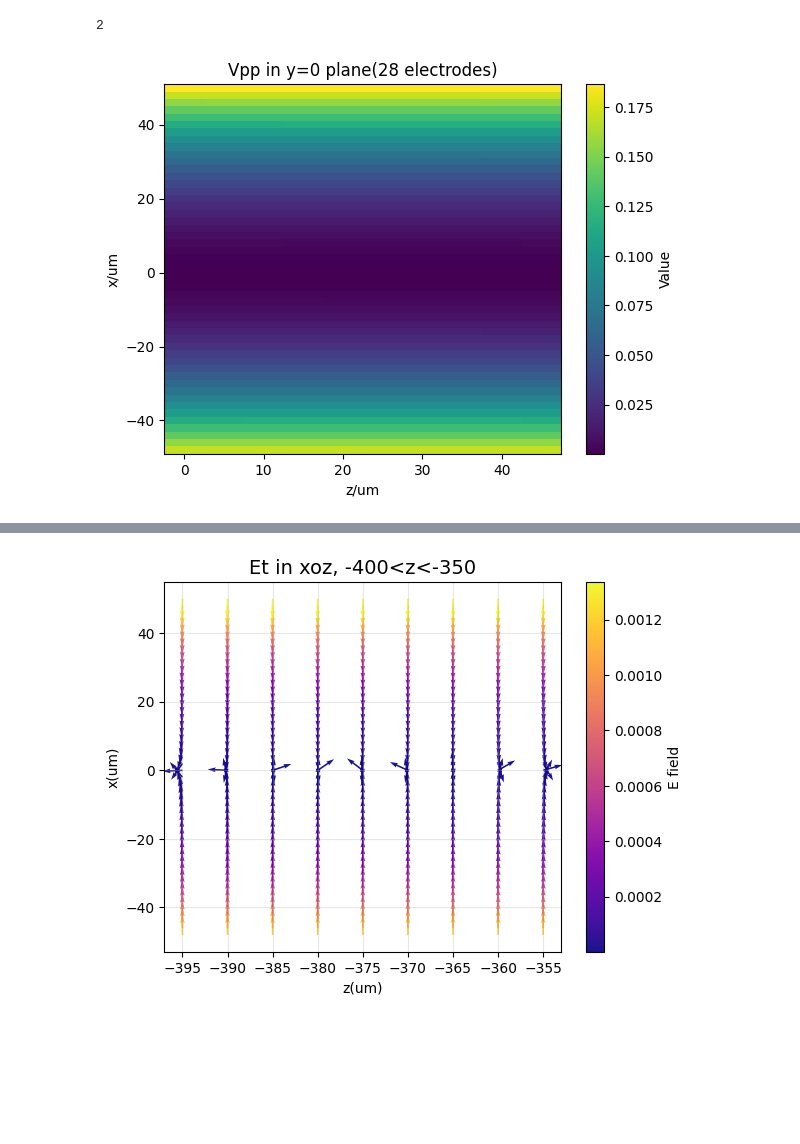
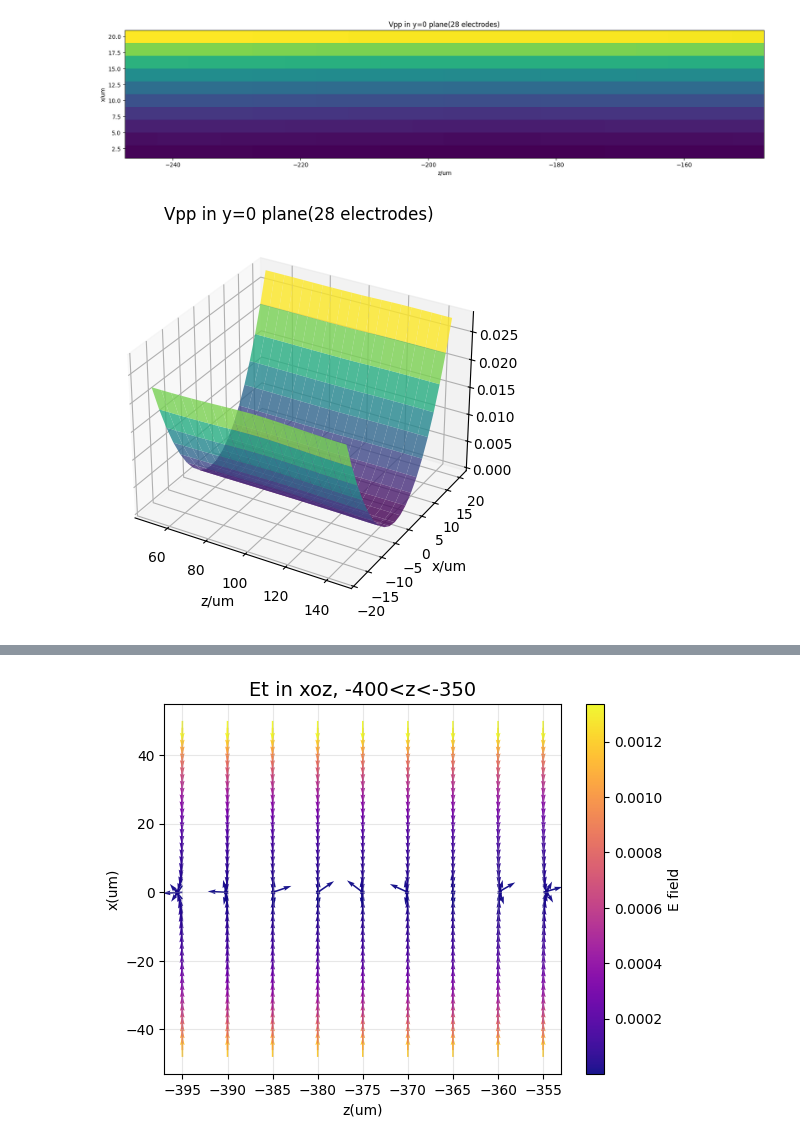
Before and after one commit to ylctql/ion-dynamic-simulation, a Jupyter notebook: src/field.ipynb, the cells around one changed output, grey strips where cells are left out. Saved outputs shown, nothing was run; the diff lists cells and outputs as text; code cells hidden in the pictures; blank space fills up the shorter version.

```diff
--- a/src/field.ipynb
+++ b/src/field.ipynb
@@ -147,27 +150,47 @@ bound = 1000
-# %%
-import numpy as np
-
-a = [np.arange(3), np.arange(3)]
-print(np.array(a).ndim)
-# %% [output]
-2
 # %%
 coord_x = basis.coordinate_um[0]
 coord_y = basis.coordinate_um[1]
 coord_z = basis.coordinate_um[2]
 # mask_x = (coord_x>-bound) & (coord_x<bound)
-mask_x = (coord_x>-50) & (coord_x<50)
-mask_z = (coord_z<50) & (coord_z>=0)
+mask_x = (coord_x>0) & (coord_x<20)
+mask_z = (coord_z<-150) & (coord_z>=-250)
 y_mid = int(np.ceil(shape[1]/2))
 Vpp_y0 = Vpp[:, y_mid, :][np.ix_(mask_x, mask_z)]
 Vs_y0 = Vs[:, y_mid, :][np.ix_(mask_x, mask_z)]
 Vt_y0 = Vpp_y0 + Vs_y0
-plt.figure()
+plt.figure(figsize=(20, 5))
 pc = plt.pcolormesh(coord_z[mask_z], coord_x[mask_x], Vpp_y0, shading='auto', cmap='viridis')
-plt.colorbar(pc, label='Value')
+# plt.colorbar(pc, label='Value')
 plt.xlabel('z/um')
 plt.ylabel('x/um')
 plt.title('Vpp in y=0 plane(28 electrodes)')
+plt.gca().set_aspect("equal")
 plt.show()
 # %% [output]
-[figure, old version]
+[figure, new version]
+# %%
+# xoz plane, surface
+coord_x = basis.coordinate_um[0]
+coord_y = basis.coordinate_um[1]
+coord_z = basis.coordinate_um[2]
+# mask_x = (coord_x>-bound) & (coord_x<bound)
+mask_x = (coord_x>-20) & (coord_x<20)
+mask_z = (coord_z<150) & (coord_z>=50)
+# x_mid = int(np.ceil(shape[0]/2))
+y_target = np.argmin(np.abs(coord_y))    #找到离x=20最近的x
+Vpp_y0 = Vpp[:, y_target, :][np.ix_(mask_x, mask_z)]
+Vs_y0 = Vs[:, y_target, :][np.ix_(mask_x, mask_z)]
+Vt_y0 = Vpp_y0 + Vs_y0
+fig = plt.figure(figsize=(20, 5))
+ax = fig.add_subplot(111, projection='3d')
+Z, X = np.meshgrid(coord_z[mask_z], coord_x[mask_x])
+surf = ax.plot_surface(Z, X, Vpp_y0, cmap='viridis', alpha=0.8)
+# pc = plt.pcolormesh(coord_z[mask_z], coord_y[mask_y], Vpp_x0, shading='auto', cmap='viridis')
+# plt.colorbar(pc, label='Value')
+plt.xlabel('z/um')
+plt.ylabel('x/um')
+plt.title('Vpp in y=0 plane(28 electrodes)')
+# plt.gca().set_aspect("equal")
+plt.show()
+# %% [output]
+[figure, added]
```
Also changed, not shown: parts of 3 cells of this notebook, 11 other files.
